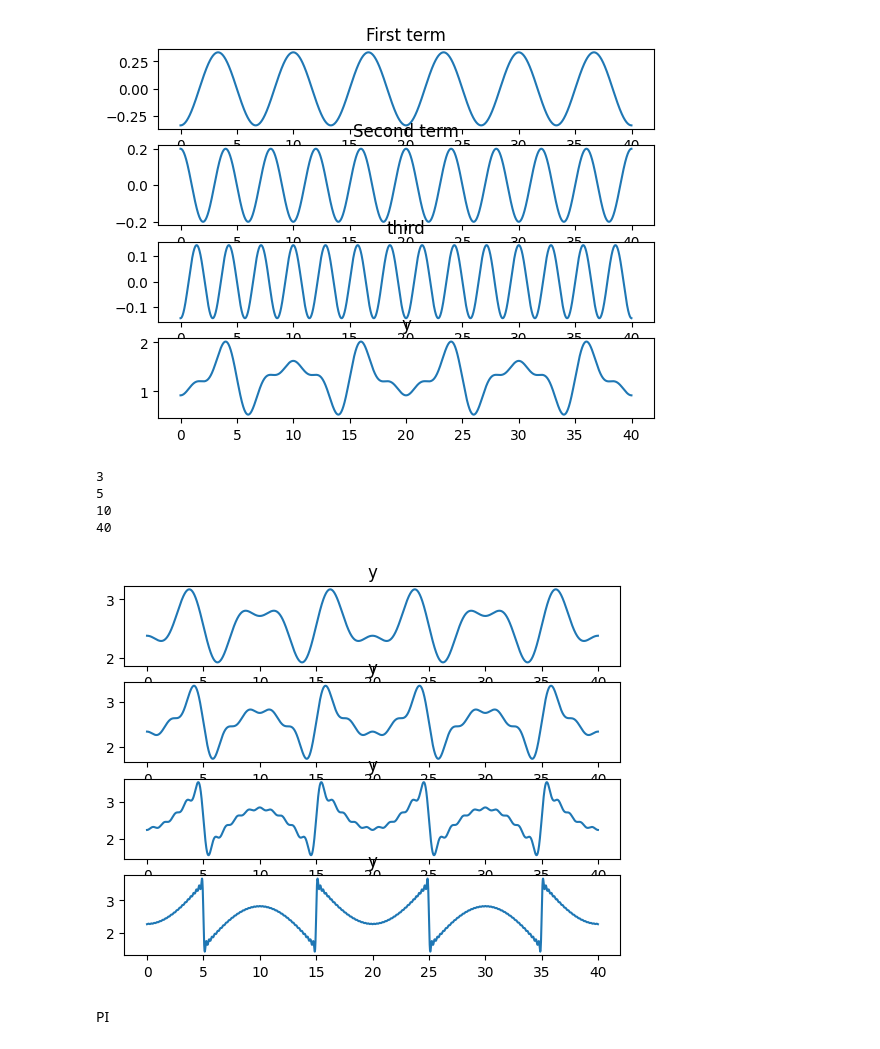
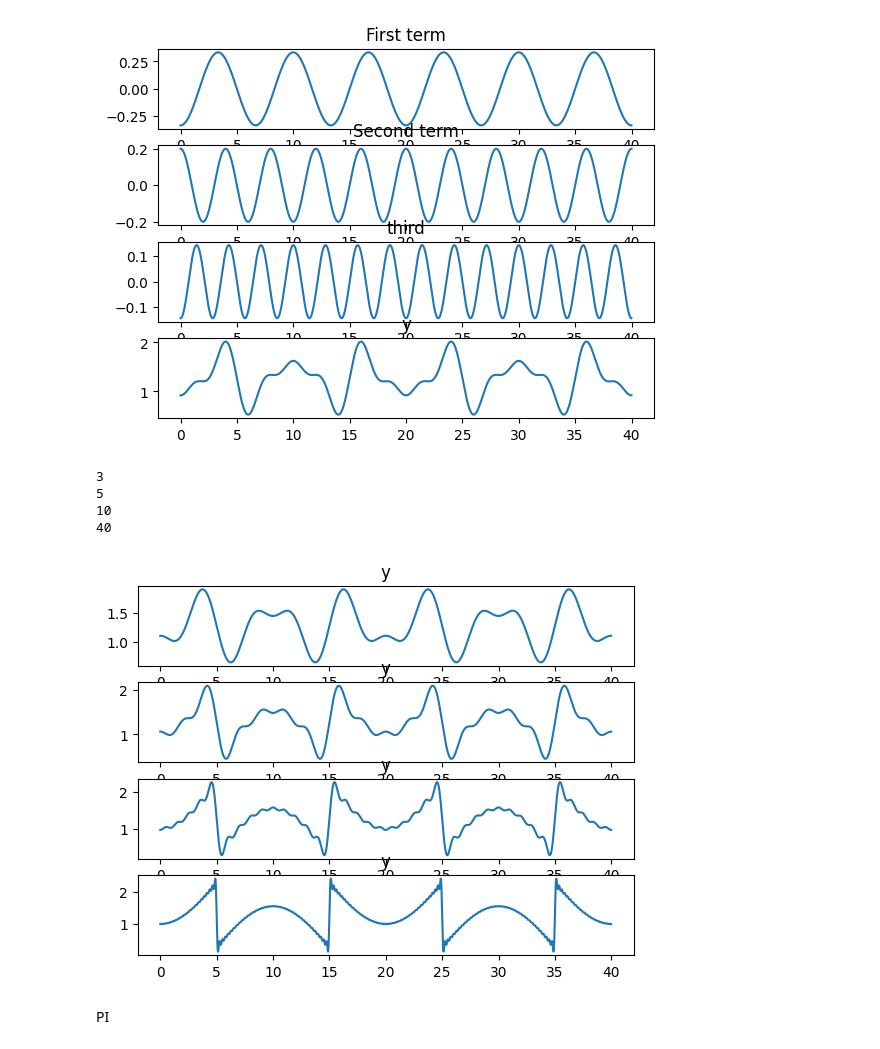
Before and after one commit to zodwick/SC-Lab-Questions-MEC, a Jupyter notebook: questuin.ipynb, the cells around one changed output. Saved outputs shown, nothing was run; the diff lists cells and outputs as text; code cells hidden in the pictures.

```diff
--- a/questuin.ipynb
+++ b/questuin.ipynb
@@ -279,29 +279,29 @@ plt.show()
 # %%
 import numpy as np
 import matplotlib.pyplot as plt
 import math
 T=20
 t = np.arange(0, 40, 0.01) # arguments: start, stop, step
 N=[3,5,10,40]
 fig,a = plt.subplots(4,1)
 i=0
 for value in N:
     sum=1
     print(value)
     for n in range(1, value):
         term = ((-1)**n)*1/(2*n+1)*np.cos(2*math.pi*(2*n+1)*t/T)
         sum=sum+term
-        y =(4/math.pi)*(1+sum)
+        y =(4/math.pi)*(sum)
     a[i].plot(t,y)
     a[i].set_title('y')
     i+=1
 plt.show()
 # %% [output]
 3
 5
 10
 40
-[figure, old version]
+[figure, new version]
 # %% [markdown]
 PI
 # %%
```
